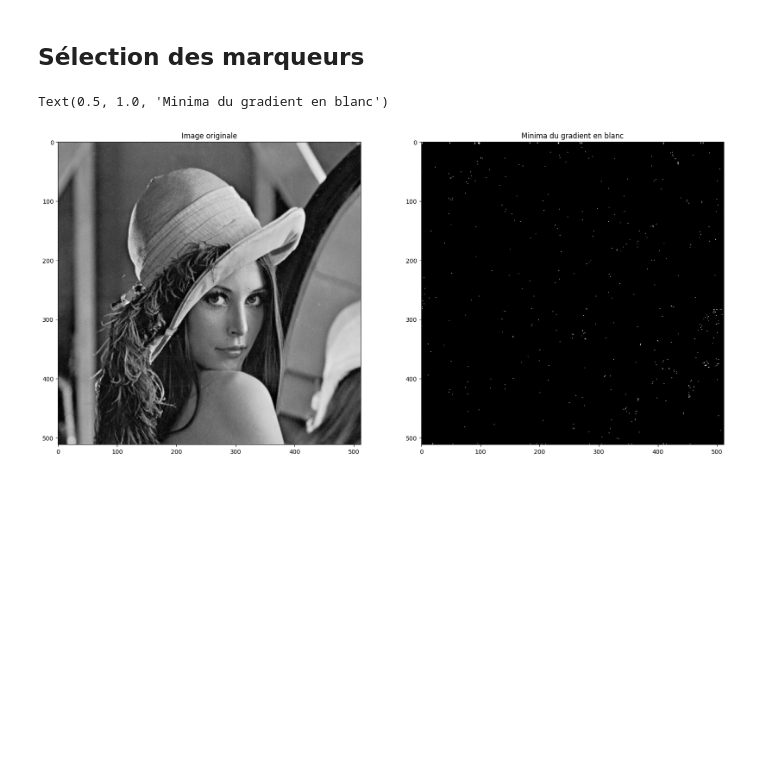
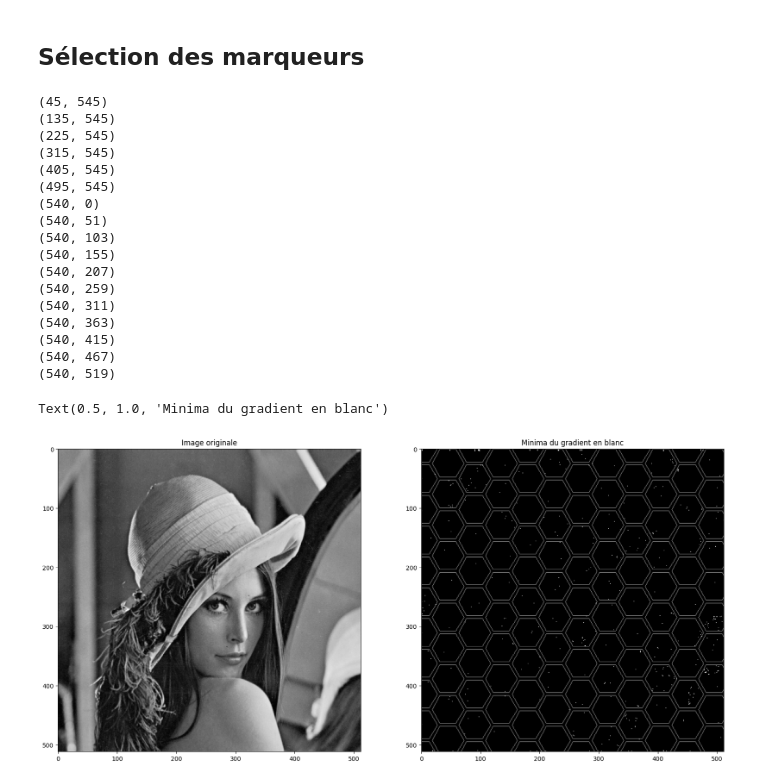
Before and after one commit to Planeurzik/Waterpixels, a Jupyter notebook: water1.ipynb, the cells around one changed output. Cells and saved outputs as stored; diff of their text form; code cells hidden in the pictures; blank space fills up the shorter version.

Commit message:
selection marqueur marche vrmt

```diff
--- a/water1.ipynb
+++ b/water1.ipynb
@@ -127,43 +127,62 @@ def extract_hex_points(centre,taille):
 # %%
 def extract_hex_grad_min(grad_im,c,taille):
     hex_points = extract_hex_points(c,taille)
     grad_hex = []
     grad_coord = []
-    lignes, colonnes = grad_im.size
+    colonnes, lignes = grad_im.size
     for p in hex_points:
         if (p[0]>=0 and p[0]<lignes and p[1]>=0 and p[1]<colonnes):
             grad_hex.append(grad_im.getpixel((p[0],p[1])))
             grad_coord.append((p[0],p[1]))
     grad_hex = np.array(grad_hex)
     if len(grad_hex)>0:
         min_indices = np.where(grad_hex == grad_hex.min())[0]
-        min_grad = grad_hex[min_indices[0]]
         min_coord = [grad_coord[i] for i in min_indices]
-        return min_grad, min_coord
+        return min_coord
     else:
-        return 0, [c]
+        return [c]
 
 s=[]
 for c in calcul_hexa_centers(im,30):
-    s.append(extract_hex_grad_min(im,c,int(30*0.9)))
+    grad_min = extract_hex_grad_min(im,c,int(30*0.9))
+    s.append(grad_min)
 
 colonnes, lignes = im.size
 
 img_selection_marqueur = Image.new(mode='L',size=im.size,color=0)
 
 for hexagon in s:
-    min_grads = hexagon[0]
-    min_coords = hexagon[1]
-    for i in range(len(min_coords)):
-        xy = min_coords[i]
-        if xy[0]<lignes and xy[0]>=0 and xy[1]<colonnes and xy[1]>=0:
+    for i in range(len(hexagon)):
+        xy = hexagon[i]
+        if xy[0]<colonnes and xy[0]>=0 and xy[1]<lignes and xy[1]>=0:
             img_selection_marqueur.putpixel(xy,255)
+        else:
+            print(xy)
 fig,ax = plt.subplots(1,2,figsize = (20,15))
-#hexa.show()
+
+img_selection_marqueur = hexagon_grid(Image.fromarray(np.uint8(img_selection_marqueur)),30,0.9)
+img_selection_marqueur.show()
 ax[0].imshow(img,cmap='gray')
 ax[0].set_title('Image originale')
 ax[1].imshow(img_selection_marqueur,cmap = "gray")
 ax[1].set_title('Minima du gradient en blanc')
 # %% [output]
-Text(0.5, 1.0, 'Minima du gradient en blanc')
+(45, 545)
+(135, 545)
+(225, 545)
+(315, 545)
+(405, 545)
+(495, 545)
+(540, 0)
+(540, 51)
+(540, 103)
+(540, 155)
+(540, 207)
+(540, 259)
+(540, 311)
+(540, 363)
+(540, 415)
+(540, 467)
+(540, 519)
+Text(0.5, 1.0, 'Minima du gradient en blanc')
-[figure, old version]
+[figure, new version]
```
Also changed, not shown: parts of 2 cells of this notebook.
